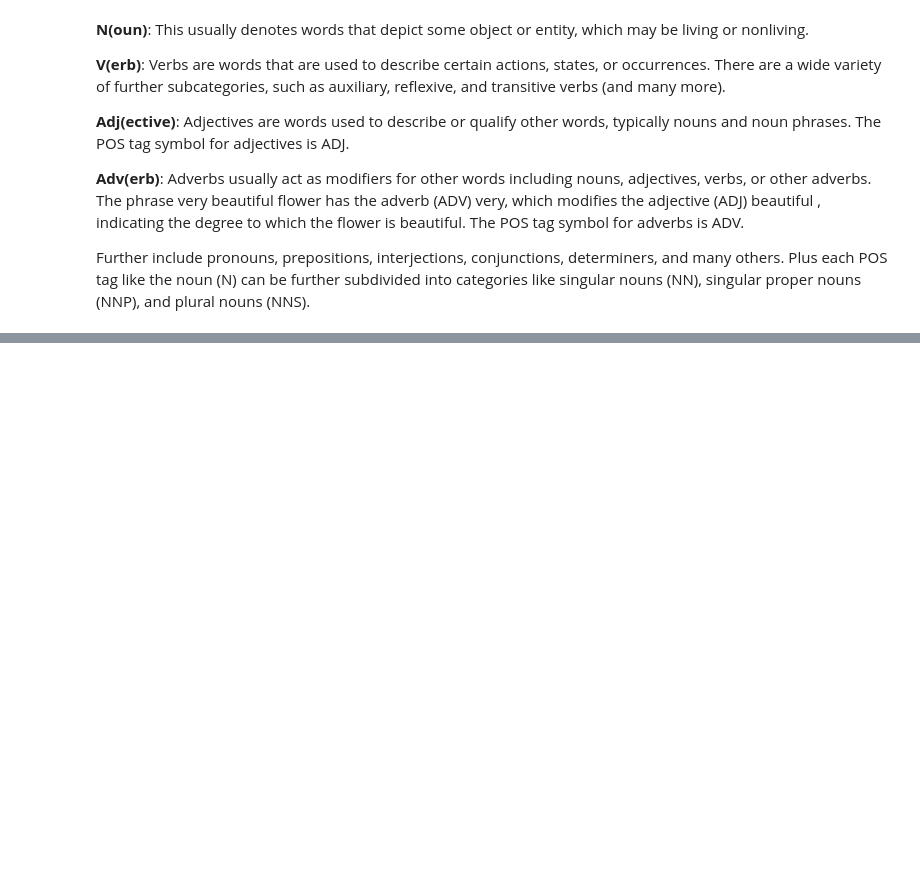
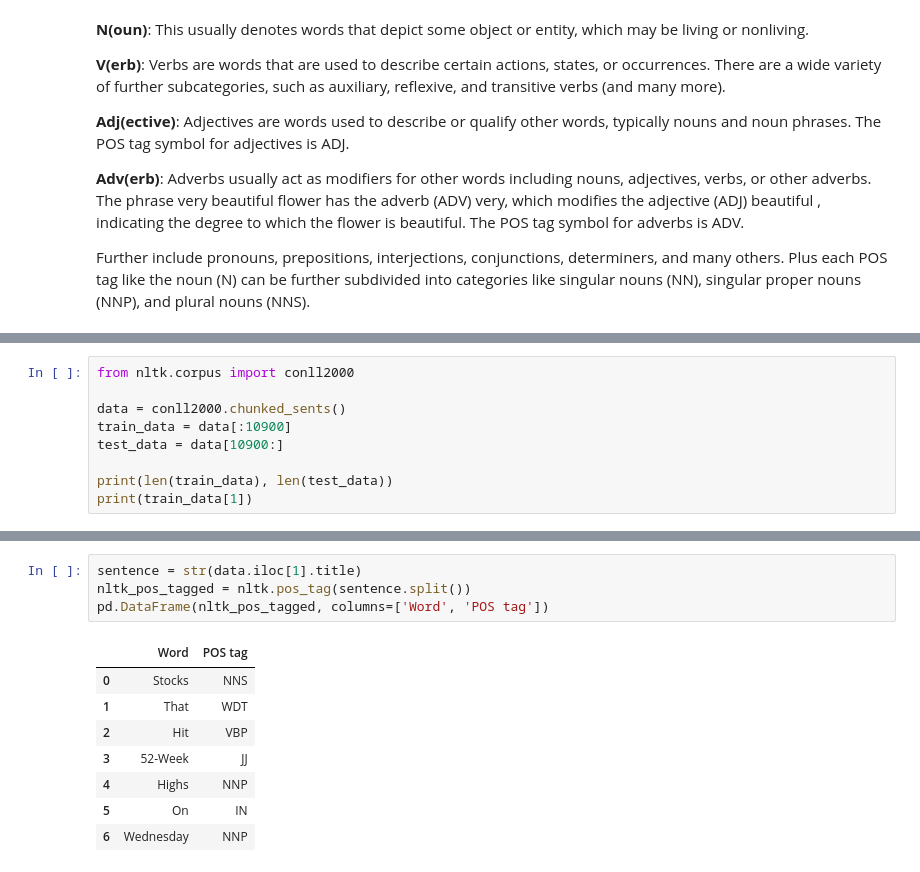
Before and after one commit to michaelmml/Financial-Data-Science, a Jupyter notebook: FinancialAnalysis.ipynb, the cells around one changed output, grey strips where cells are left out. Saved outputs shown, nothing was run; the diff lists cells and outputs as text; blank space fills up the shorter version.

```diff
--- a/FinancialAnalysis.ipynb
+++ b/FinancialAnalysis.ipynb
@@ -292,0 +339,9 @@ Further include pronouns, prepositions, interjections, conjunctions, determiners
+# %%
+from nltk.corpus import conll2000
+
+data = conll2000.chunked_sents()
+train_data = data[:10900]
+test_data = data[10900:]
+
+print(len(train_data), len(test_data))
+print(train_data[1])
@@ -292,0 +432,13 @@ Further include pronouns, prepositions, interjections, conjunctions, determiners
+# %%
+sentence = str(data.iloc[1].title)
+nltk_pos_tagged = nltk.pos_tag(sentence.split())
+pd.DataFrame(nltk_pos_tagged, columns=['Word', 'POS tag'])
+# %% [output]
+|  | Word | POS tag |
+| 0 | Stocks | NNS |
+| 1 | That | WDT |
+| 2 | Hit | VBP |
+| 3 | 52-Week | JJ |
+| 4 | Highs | NNP |
+| 5 | On | IN |
+| 6 | Wednesday | NNP |
```
Also changed, not shown: parts of 30 cells of this notebook.
